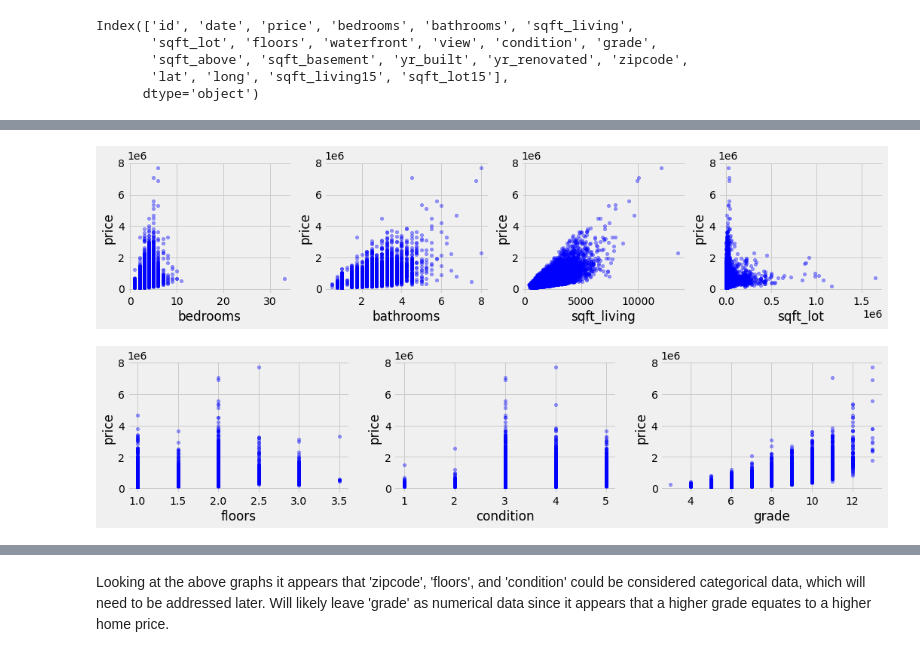
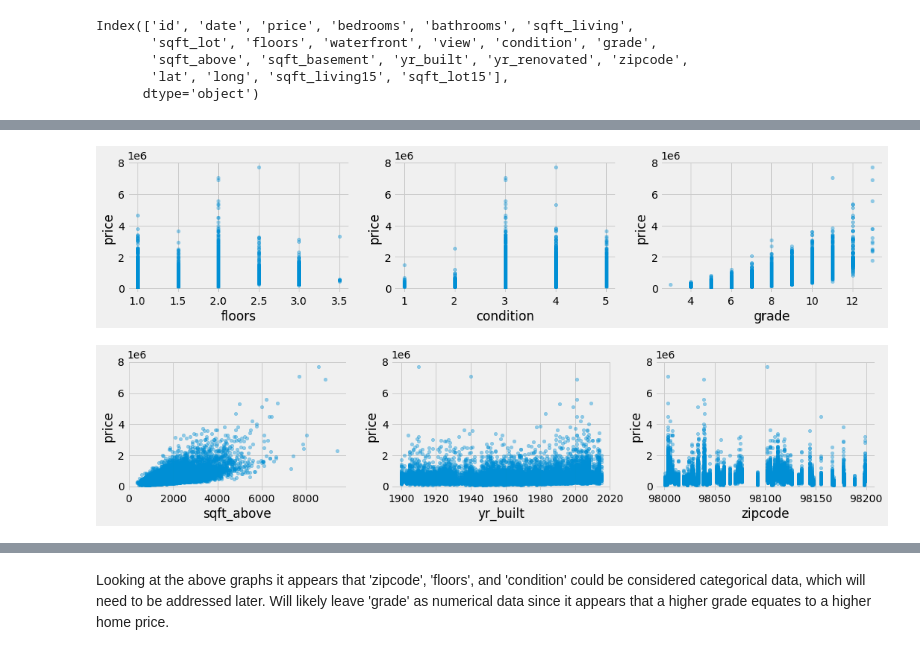
Before and after one commit to jmg0144/Housing-Linear-Regression-Analysis, a Jupyter notebook: home-sales-analysis.ipynb, the cells around one changed output, grey strips where cells are left out. Saved outputs shown, nothing was run; the diff lists cells and outputs as text; code cells hidden in the pictures.

```diff
--- a/home-sales-analysis.ipynb
+++ b/home-sales-analysis.ipynb
@@ -219,23 +221,20 @@ df_filtered.describe()
 #Set graph style
 plt.style.use('fivethirtyeight')
 # %%
-#Create scatter plots to determine the distribution of the features.
-fig, axes = plt.subplots(nrows=1, ncols=4, figsize=(16,3))
+fig, axes = plt.subplots(nrows=1, ncols=3, figsize=(16,3))
 
-for xcol, ax in zip(['bedrooms',
-                     'bathrooms',
-                     'sqft_living',
-                     'sqft_lot',
-                     ], axes):
-    df.plot(kind='scatter', x=xcol, y='price', ax=ax, alpha=0.4, color='b')
+for xcol, ax in zip(['floors',
+                     'condition',
+                     'grade'], axes):
+    df.plot(kind='scatter', x=xcol, y='price', ax=ax, alpha=0.4)
 # %% [output]
-[figure, old version]
+[figure, new version]
 # %%
 fig, axes = plt.subplots(nrows=1, ncols=3, figsize=(16,3))
 
-for xcol, ax in zip(['floors',
-                     'condition',
-                     'grade'], axes):
-    df.plot(kind='scatter', x=xcol, y='price', ax=ax, alpha=0.4, color='b')
+for xcol, ax in zip(['sqft_above',
+                    'yr_built',
+                    'zipcode'], axes):
+    df.plot(kind='scatter', x=xcol, y='price', ax=ax, alpha=0.4)
 # %% [output]
-[figure, old version]
+[figure, new version]
```
Also changed, not shown: parts of 24 cells of this notebook.
